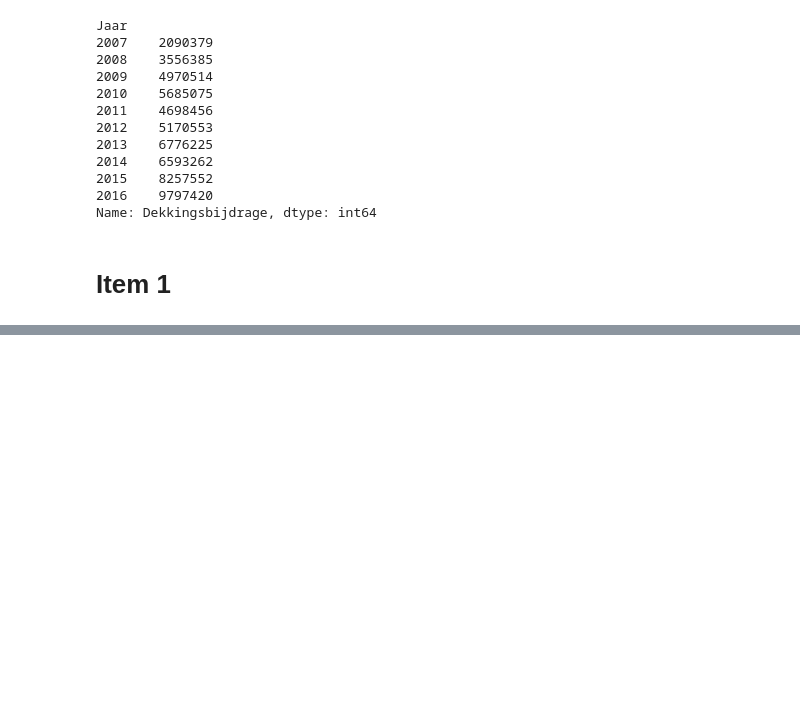
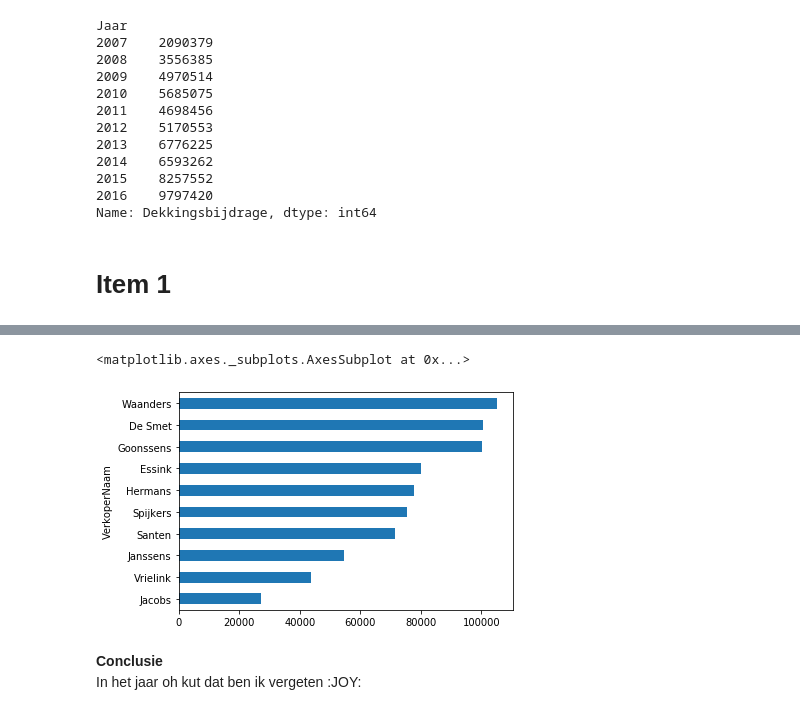
Before and after one commit to jutsins/Challenge1, a Jupyter notebook: src/Challenge 1.ipynb, the cells around one changed output, grey strips where cells are left out. Drawn from its saved outputs; the diff is of its cells as text; code cells hidden in the pictures; blank space fills up the shorter version.

```diff
--- a/src/Challenge 1.ipynb
+++ b/src/Challenge 1.ipynb
@@ -253,0 +256,12 @@ Voor welke verkoopmanager wilt u data zien? no
+# %%
+verkoper_per_bemiddelingsopbrengst_haene = merged_order_verkoper_dataframe.copy()
+verkoper_per_bemiddelingsopbrengst_haene.where(verkoper_per_bemiddelingsopbrengst_haene["VerkoperManager"] == "De Haene", inplace=True)
+verkoper_per_bemiddelingsopbrengst_haene.where(verkoper_per_bemiddelingsopbrengst_haene["Jaar"] == 2016 , inplace = True)
+verkoper_per_bemiddelingsopbrengst_heane = verkoper_per_bemiddelingsopbrengst_haene.dropna()
+verkoper_per_bemiddelingsopbrengst_heane.groupby(verkoper_per_bemiddelingsopbrengst_haene["VerkoperNaam"])["Bemiddelingsopbrengst"].sum().sort_values(ascending=True).plot.barh()
+# %% [output]
+<matplotlib.axes._subplots.AxesSubplot at 0x...>
+[figure, added]
+# %% [markdown]
+**Conclusie**<br>
+In het jaar oh kut dat ben ik vergeten :JOY:
```
Also changed, not shown: parts of 2 cells of this notebook, 1 other file.
